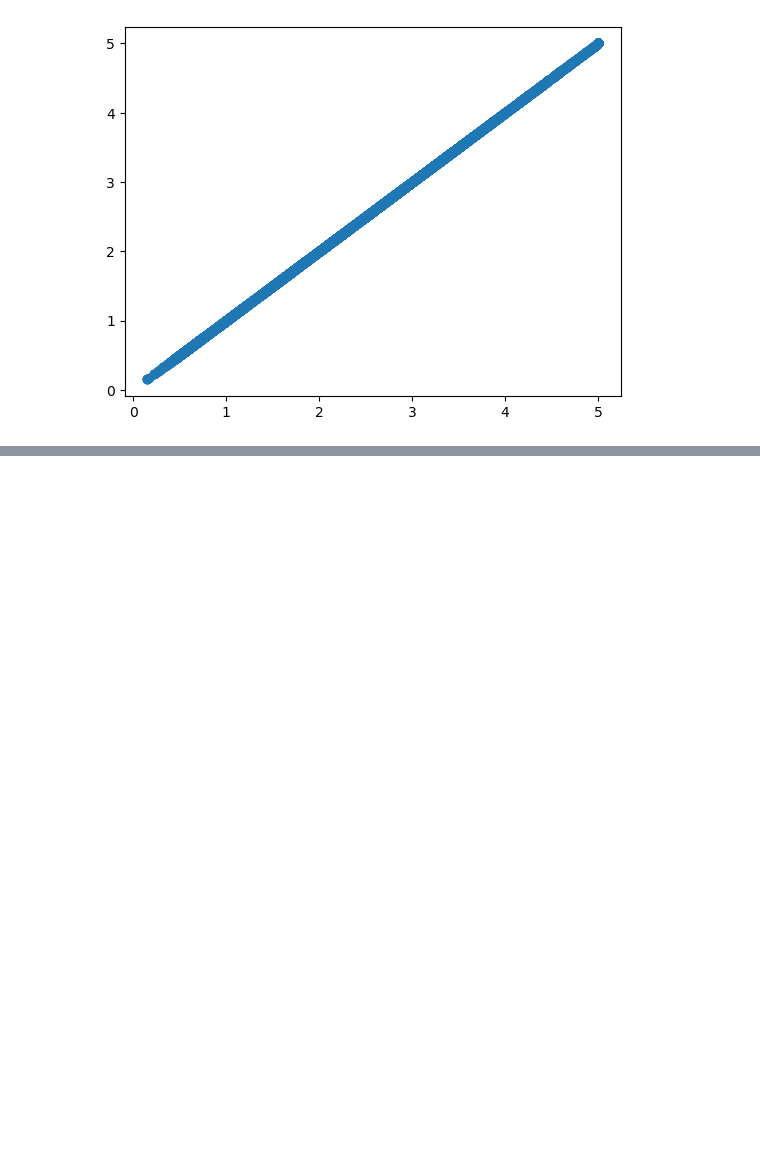
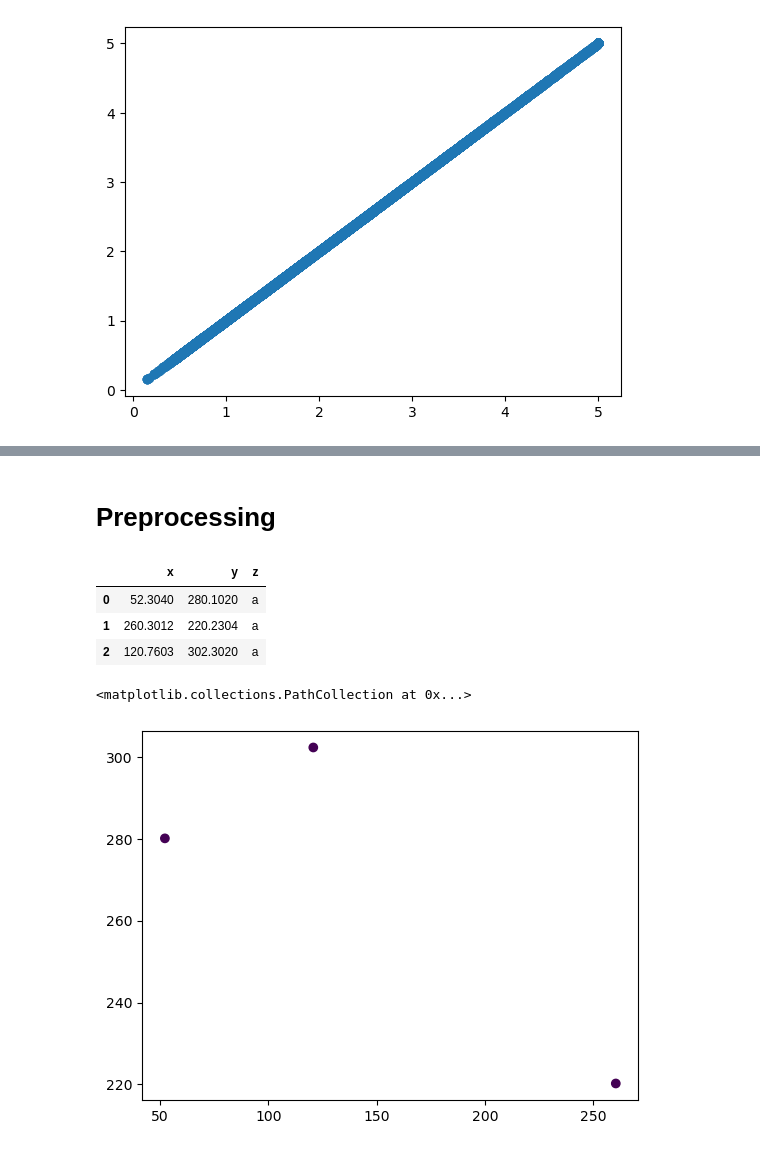
Before and after one commit to victorhrls/scikit-learn-intro, a Jupyter notebook: scikit_init.ipynb, the cells around one changed output, grey strips where cells are left out. Drawn from its saved outputs; the diff is of its cells as text; code cells hidden in the pictures; blank space fills up the shorter version.

Commit message:
Transformations

```diff
--- a/scikit_init.ipynb
+++ b/scikit_init.ipynb
@@ -106,0 +162,31 @@ plt.scatter(y,new_scale)
+# %% [markdown]
+# Preprocessing
+# %%
+# just some random data to work with and try to predict 'a'
+draw_data = {'x' : [52.3040,260.3012,120.7603],
+             'y': [280.1020,220.2304,302.3020],
+             'z' : ['a','a','a']}
+
+# i will transform it to a df to work better
+df = pd.DataFrame(draw_data)
+# %%
+df.head()
+# %% [output]
+|  | x | y | z |
+| 0 | 52.3040 | 280.1020 | a |
+| 1 | 260.3012 | 220.2304 | a |
+| 2 | 120.7603 | 302.3020 | a |
+# %%
+# Features X and goal Y
+
+X = df[['x','y']].values
+y = df['z'] == 'a'
+# %%
+# what this dataset looks like
+
+plt.scatter(X[:,0],X[:,1],c=y)
+
+# c = y will color the dots that represent the class value of the point
+# %% [output]
+<matplotlib.collections.PathCollection at 0x...>
+[figure, added]
```
Also changed, not shown: parts of 22 cells of this notebook, 2 other files.
